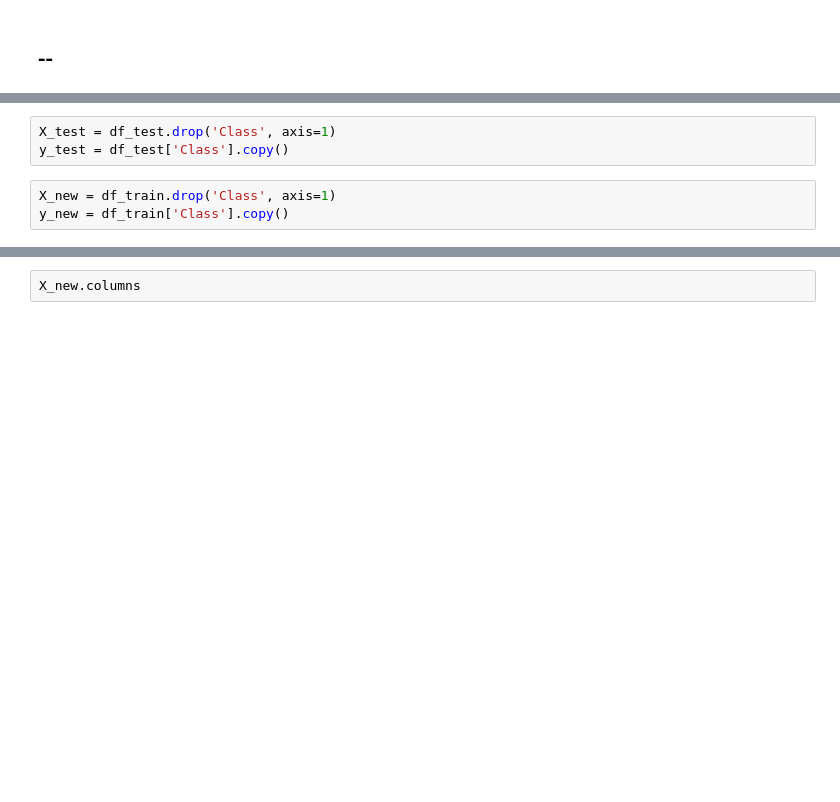
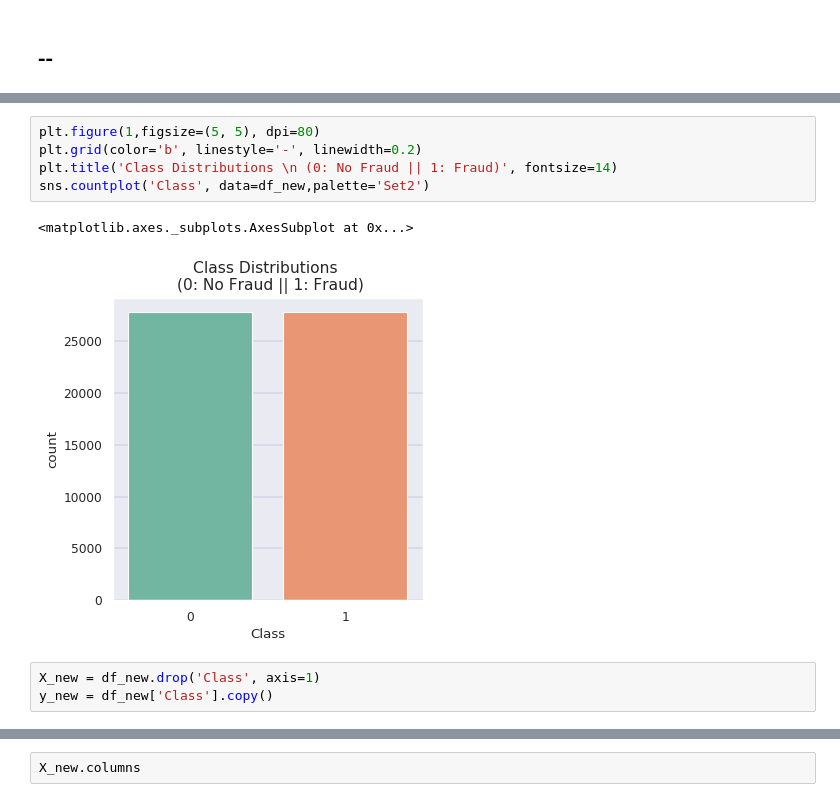
Before and after one commit to azizeko29/new_deteksi_fraud, a Jupyter notebook: [new_ROS_V2]_UCSD_pemodelan_ensemble_learning.ipynb, the cells around one changed output, grey strips where cells are left out. Drawn from its saved outputs; the diff is of its cells as text; blank space fills up the shorter version.

```diff
--- a/[new_ROS_V2]_UCSD_pemodelan_ensemble_learning.ipynb
+++ b/[new_ROS_V2]_UCSD_pemodelan_ensemble_learning.ipynb
@@ -224,9 +254,14 @@ df_test = pd.read_csv('drive/My Drive/Deteksi fraud/data/UCSD_preprocessing_test
+# %%
+plt.figure(1,figsize=(5, 5), dpi=80)
+plt.grid(color='b', linestyle='-', linewidth=0.2)
+plt.title('Class Distributions \n (0: No Fraud || 1: Fraud)', fontsize=14)
+sns.countplot('Class', data=df_new,palette='Set2')
+# %% [output]
+<matplotlib.axes._subplots.AxesSubplot at 0x...>
+[figure, added]
 # %%
-X_test = df_test.drop('Class', axis=1)
-y_test = df_test['Class'].copy()
+X_new = df_new.drop('Class', axis=1)
+y_new = df_new['Class'].copy()
-# %%
-X_new = df_train.drop('Class', axis=1)
-y_new = df_train['Class'].copy()
 # %%
 y_new.value_counts()
 # %% [output]
```
Also changed, not shown: parts of 10 cells of this notebook.
